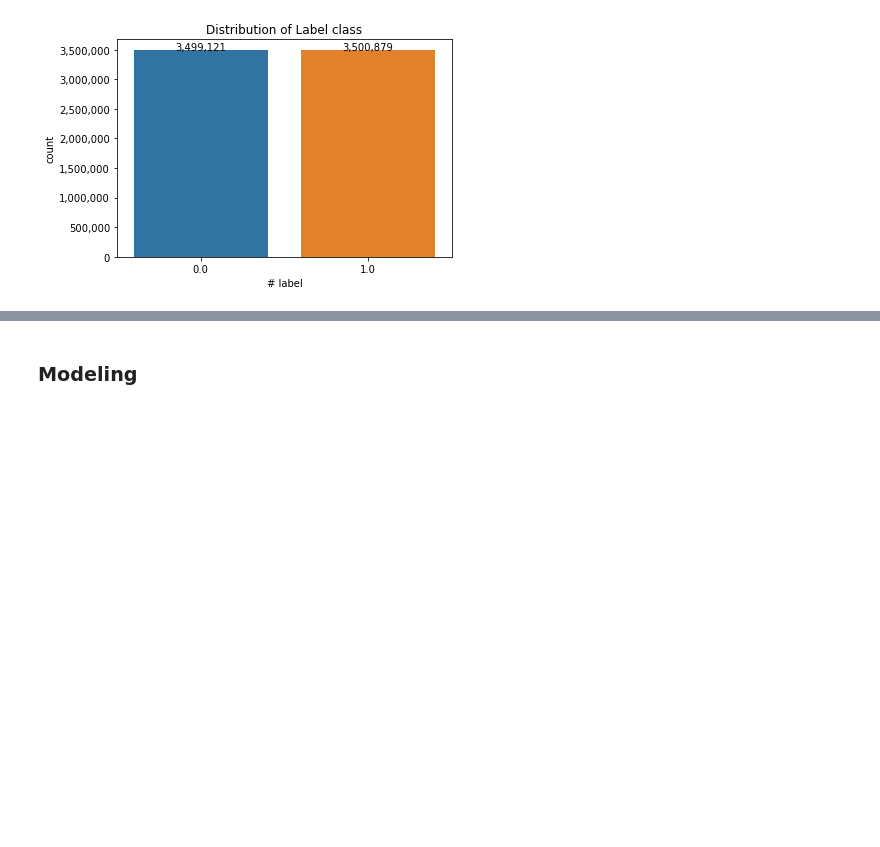
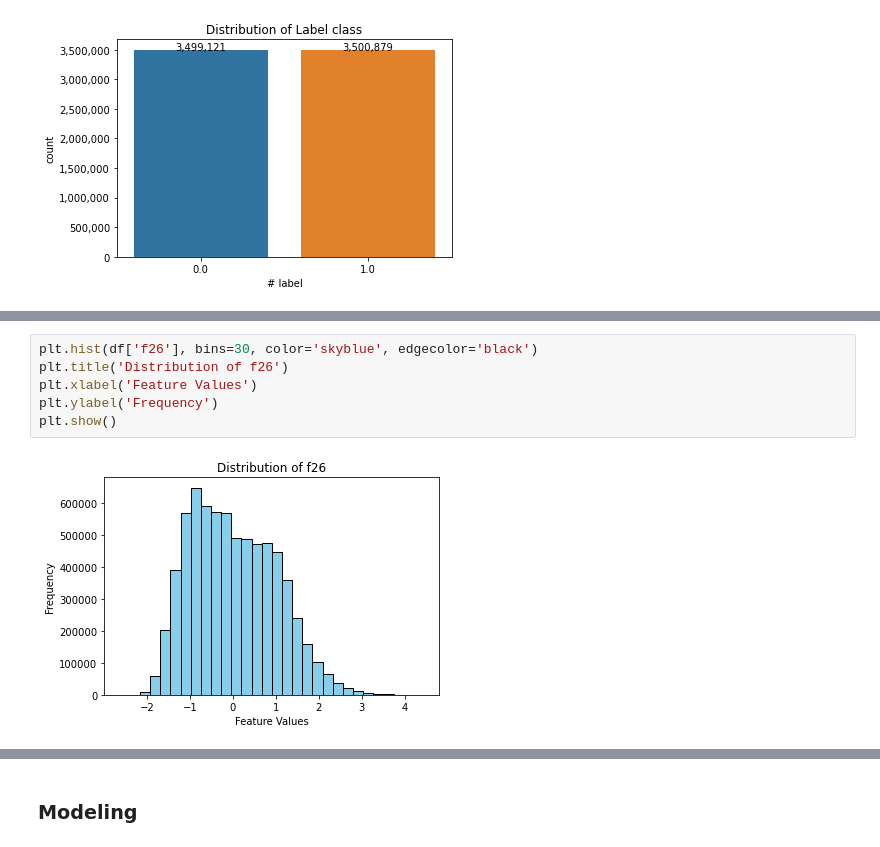
Before and after one commit to ReuvenDerner/MSDS_QuantifyingTheWorld, a Jupyter notebook: Case Study Six.ipynb, the cells around one changed output, grey strips where cells are left out. Cells and saved outputs as stored; diff of their text form; blank space fills up the shorter version.

```diff
--- a/Case Study Six.ipynb
+++ b/Case Study Six.ipynb
@@ -140,0 +179,8 @@ plt.show()
+# %%
+plt.hist(df['f26'], bins=30, color='skyblue', edgecolor='black')
+plt.title('Distribution of f26')
+plt.xlabel('Feature Values')
+plt.ylabel('Frequency')
+plt.show()
+# %% [output]
+[figure, added]
```
Also changed, not shown: parts of 16 cells of this notebook.
